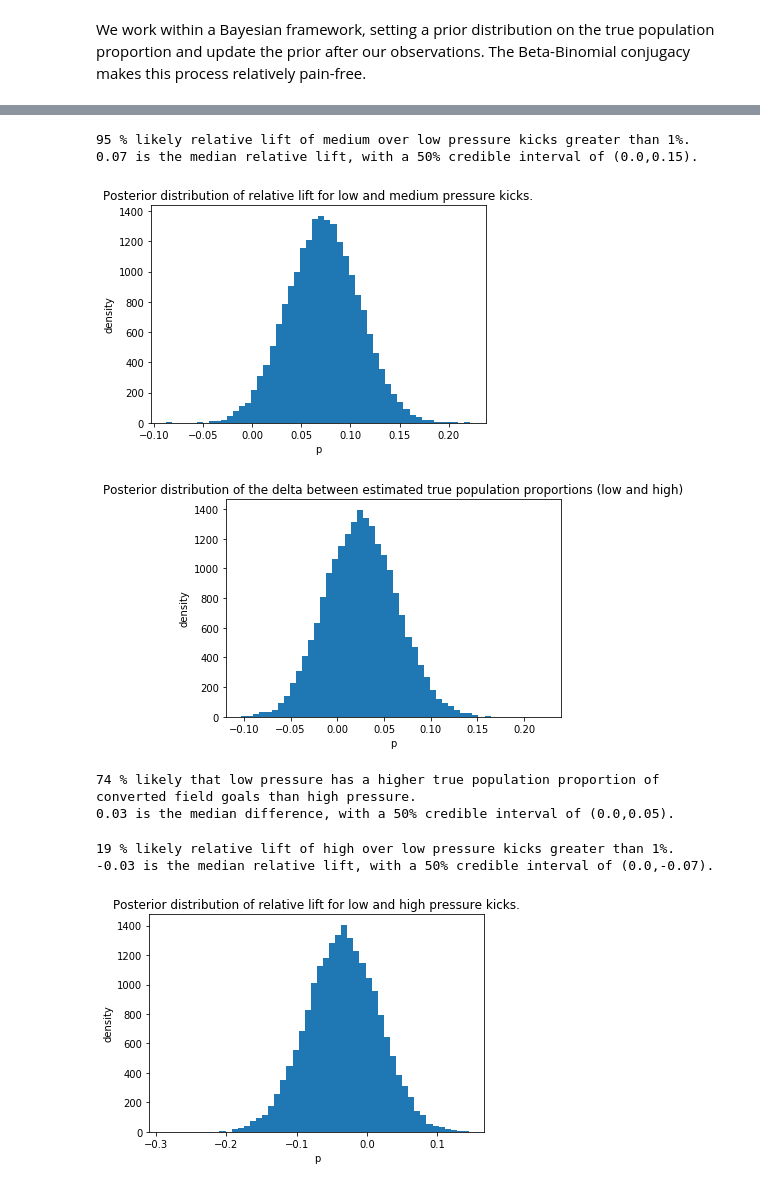
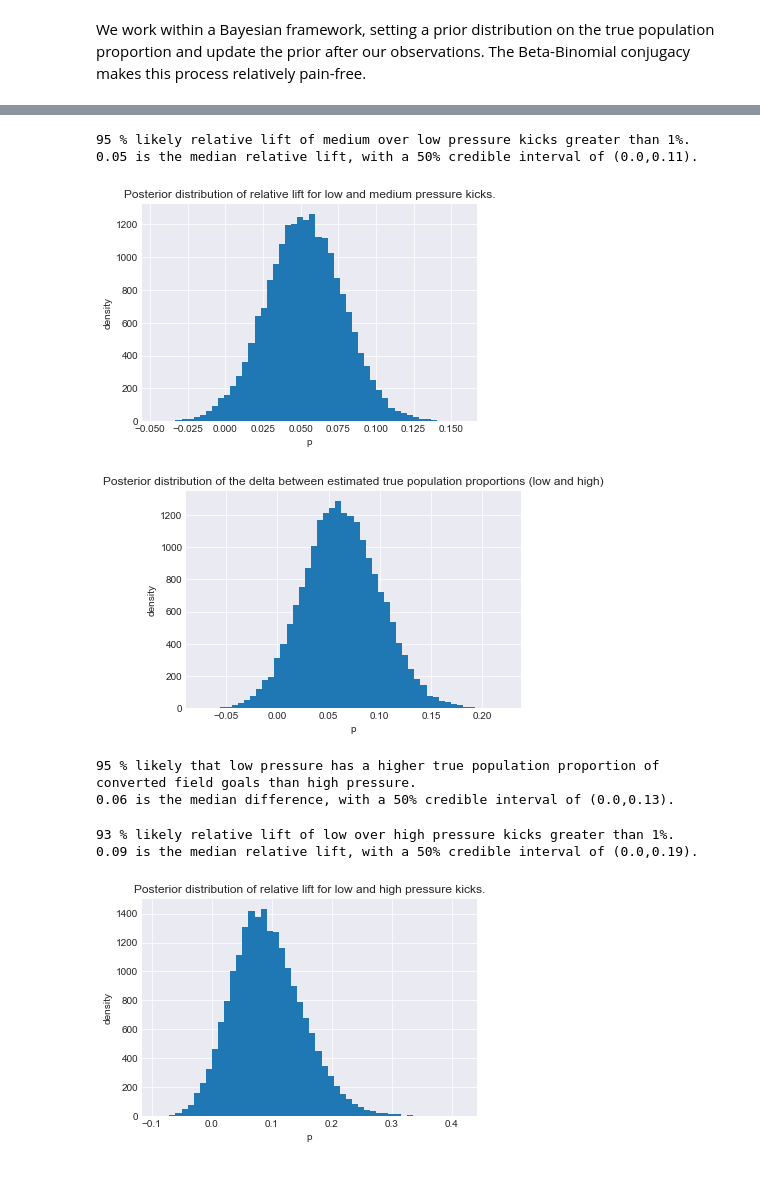
Before and after one commit to lewisbails/nfl-project, a Jupyter notebook: notebooks/pressure.ipynb, the cells around one changed output, grey strips where cells are left out. Cells and saved outputs as stored; diff of their text form; code cells hidden in the pictures.

Commit message:
matching bugs and cleanup

```diff
--- a/notebooks/pressure.ipynb
+++ b/notebooks/pressure.ipynb
@@ -68,8 +56,7 @@ sns.lineplot(x='dist_bin', y='good', hue='pressure', data=df_)
 # %%
-df_long = df[df['dist']>=40].drop(['fkicker', 'home_team', 'stadium', 'team', 'XP', 'humid'], axis=1)
-df_long['form'] = df['form'].fillna(method='bfill')
-df_long.dropna(inplace=True)
-df_long
+df = df[df['dist']>=40].drop(['fkicker', 'home_team', 'stadium', 'team', 'XP', 'humid'], axis=1)
+df.dropna(inplace=True)
+df
 # %% [output]
 |  | good | dist | year | seasons | temperature | age | altitude | wind | away_game | postseason | ... |
 | pid |  |  |  |  |  |  |  |  |  |  | ... |
@@ -102,8 +89,8 @@ Name: pressure, dtype: int64
 # %% [markdown]
 The distribution is very skewed. It may be necessary to collapse some of the categories. \[0,1\],\[2,3,4\],\[5,6\] (i.e. low, medium, high pressure)
 # %%
-df_long['pressure'] = df_long['pressure'].map({0:0, 1:0, 2:1, 3:1, 4:1, 5:2, 6:2})
-print(df_long['pressure'].value_counts())
+df['pressure'] = df['pressure'].map({0:0, 1:0, 2:1, 3:1, 4:1, 5:2, 6:2})
+print(df['pressure'].value_counts())
 # %% [output]
 0    6040
 1    1409
@@ -152,0 +105,5 @@ Text(0.5, 1.0, 'Binary covariates Z-score')
+# %%
+from util.matching import mahalanobis_frontier, match_by_distance
+df['pressure_bool'] = df['pressure'].astype(bool)
+df_mf = mahalanobis_frontier(df.drop(['good', 'pressure'], axis=1), 'pressure_bool')
+df_mf
@@ -209,7 +186,7 @@ We work within a Bayesian framework, setting a prior distribution on the true po
 # %%
 from scipy.stats import beta
 p_hat = df[df['dist']>=40]['good'].mean()
-alpha_ = 12
+alpha_ = 10
 beta_ = int(round(alpha_*(1-p_hat)/p_hat))
 print(f'alpha: {alpha_}, beta: {beta_}')
 # %% [output]
@@ -279,8 +256,8 @@ center, _, _ = bayes_mvs(posterior_relative, alpha=alpha)
 print(f'{round(center.statistic,2)} is the median relative lift, with a {int(alpha*100)}% credible interval of ({round(center.statistic-center.minmax[0],2)},{round(center.statistic+center.minmax[-1],2)}).')
 # %% [output]
 95 % likely relative lift of medium over low pressure kicks greater than 1%.
-0.07 is the median relative lift, with a 50% credible interval of (0.0,0.15).
+0.05 is the median relative lift, with a 50% credible interval of (0.0,0.11).
-[figure, old version]
+[figure, new version]
 # %%
 posterior_diff = samples_posterior_low - samples_posterior_high
 
@@ -294,20 +271,20 @@ print(int((samples_posterior_low>samples_posterior_high).mean()*100), r'% likely
 center, _, _ = bayes_mvs(posterior_diff, alpha=alpha)
 print(f'{round(center.statistic,2)} is the median difference, with a {int(alpha*100)}% credible interval of ({round(center.statistic-center.minmax[0],2)},{round(center.statistic+center.minmax[-1],2)}).')
 # %% [output]
-[figure, old version]
+[figure, new version]
-74 % likely that low pressure has a higher true population proportion of converted field goals than high pressure.
-0.03 is the median difference, with a 50% credible interval of (0.0,0.05).
+95 % likely that low pressure has a higher true population proportion of converted field goals than high pressure.
+0.06 is the median difference, with a 50% credible interval of (0.0,0.13).
 # %%
-posterior_relative = (samples_posterior_high-samples_posterior_low)/samples_posterior_low
+posterior_relative = (samples_posterior_low-samples_posterior_high)/samples_posterior_high
 plt.hist(posterior_relative, histtype='stepfilled', bins=50)
 plt.xlabel('p')
 plt.ylabel('density')
 plt.title('Posterior distribution of relative lift for low and high pressure kicks.')
-print(int((posterior_relative>0.01).mean()*100), r'% likely relative lift of high over low pressure kicks greater than 1%.')
+print(int((posterior_relative>0.01).mean()*100), r'% likely relative lift of low over high pressure kicks greater than 1%.')
 
 center, _, _ = bayes_mvs(posterior_relative, alpha=alpha)
 print(f'{round(center.statistic,2)} is the median relative lift, with a {int(alpha*100)}% credible interval of ({round(center.statistic-center.minmax[0],2)},{round(center.statistic+center.minmax[-1],2)}).')
 # %% [output]
-19 % likely relative lift of high over low pressure kicks greater than 1%.
--0.03 is the median relative lift, with a 50% credible interval of (0.0,-0.07).
+93 % likely relative lift of low over high pressure kicks greater than 1%.
+0.09 is the median relative lift, with a 50% credible interval of (0.0,0.19).
-[figure, old version]
+[figure, new version]
```
Also changed, not shown: parts of 16 cells of this notebook, 11 other files.
